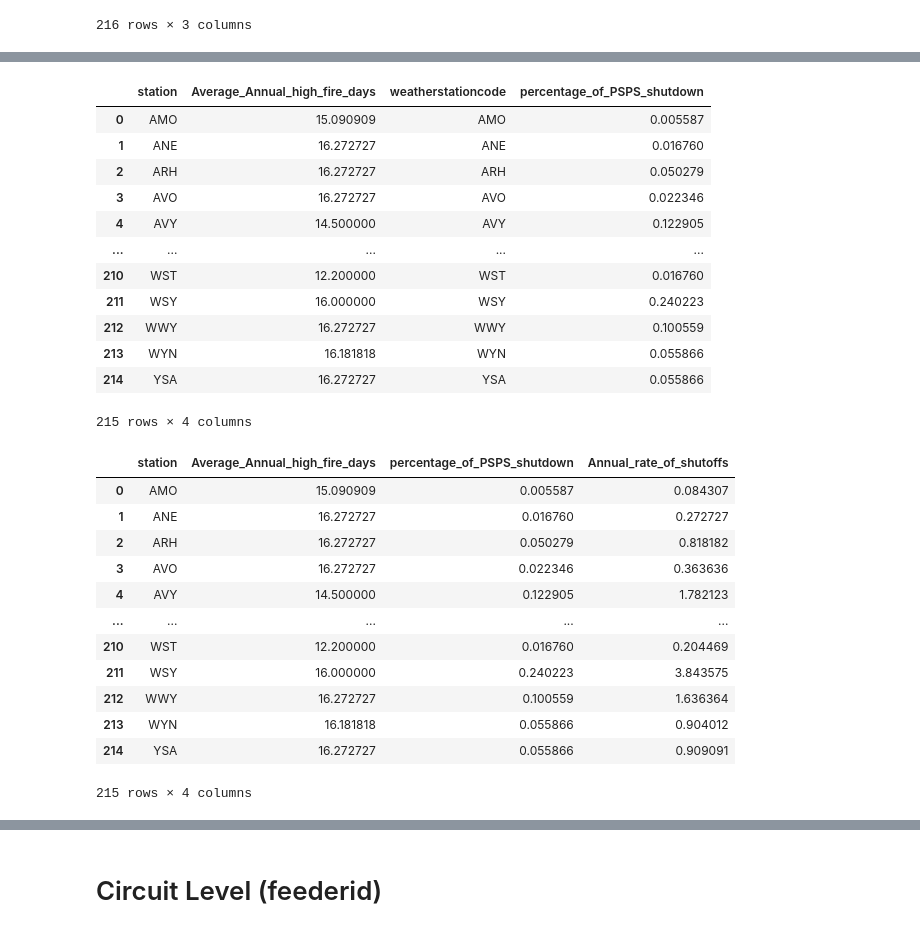
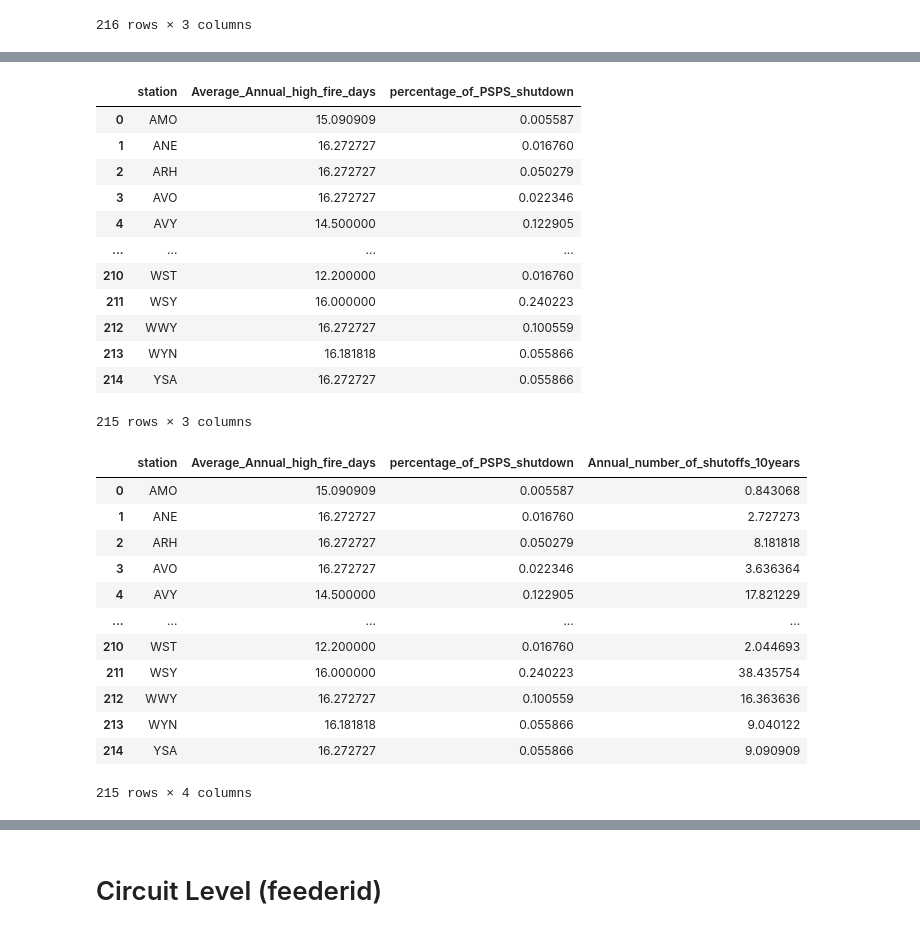
Before and after one commit to Bharath-Sathappan/OptimizingPSPS, a Jupyter notebook: WilliamCode/Final Notebook Code.ipynb, the cells around one changed output, grey strips where cells are left out. Drawn from its saved outputs; the diff is of its cells as text; code cells hidden in the pictures.

```diff
--- a/WilliamCode/Final Notebook Code.ipynb
+++ b/WilliamCode/Final Notebook Code.ipynb
@@ -579,2 +434,0 @@ merged_df[['globalid','upstream_spans','weatherstationcode_vri','upstream_struct
-# %%
-weather_station_psps_prob_data = weather_station_psps_prob_data.reset_index(names=['weatherstationcode'])
@@ -583,2 +434,0 @@ ValueError: cannot insert weatherstationcode, already exists
-# %%
-weather_station_psps_prob_dict = weather_station_psps_prob_data.set_index('weatherstationcode')['percentage_of_PSPS_shutdown'].to_dict()
@@ -787,34 +781,34 @@ weather_station_psps_prob_data
 test = pd.merge(average_high_fire_days_per_station,weather_station_psps_prob_data, left_on = "station", right_on = "weatherstationcode")
 test
 # %% [output]
-|  | station | Average_Annual_high_fire_days | weatherstationcode | percentage_of_PSPS_shutdown |
-| 0 | AMO | 15.090909 | AMO | 0.005587 |
-| 1 | ANE | 16.272727 | ANE | 0.016760 |
-| 2 | ARH | 16.272727 | ARH | 0.050279 |
-| 3 | AVO | 16.272727 | AVO | 0.022346 |
-| 4 | AVY | 14.500000 | AVY | 0.122905 |
-| ... | ... | ... | ... | ... |
-| 210 | WST | 12.200000 | WST | 0.016760 |
-| 211 | WSY | 16.000000 | WSY | 0.240223 |
-| 212 | WWY | 16.272727 | WWY | 0.100559 |
-| 213 | WYN | 16.181818 | WYN | 0.055866 |
-| 214 | YSA | 16.272727 | YSA | 0.055866 |
+|  | station | Average_Annual_high_fire_days | percentage_of_PSPS_shutdown |
+| 0 | AMO | 15.090909 | 0.005587 |
+| 1 | ANE | 16.272727 | 0.016760 |
+| 2 | ARH | 16.272727 | 0.050279 |
+| 3 | AVO | 16.272727 | 0.022346 |
+| 4 | AVY | 14.500000 | 0.122905 |
+| ... | ... | ... | ... |
+| 210 | WST | 12.200000 | 0.016760 |
+| 211 | WSY | 16.000000 | 0.240223 |
+| 212 | WWY | 16.272727 | 0.100559 |
+| 213 | WYN | 16.181818 | 0.055866 |
+| 214 | YSA | 16.272727 | 0.055866 |
-215 rows × 4 columns
+215 rows × 3 columns
 # %%
 test = test[['station','Average_Annual_high_fire_days','percentage_of_PSPS_shutdown']]
-test['Annual_rate_of_shutoffs'] = (test['Average_Annual_high_fire_days'] * test['percentage_of_PSPS_shutdown'])
+test['Annual_number_of_shutoffs_10years'] = (test['Average_Annual_high_fire_days'] * test['percentage_of_PSPS_shutdown'] * 10)
 test
 # %% [output]
-|  | station | Average_Annual_high_fire_days | percentage_of_PSPS_shutdown | Annual_rate_of_shutoffs |
-| 0 | AMO | 15.090909 | 0.005587 | 0.084307 |
-| 1 | ANE | 16.272727 | 0.016760 | 0.272727 |
-| 2 | ARH | 16.272727 | 0.050279 | 0.818182 |
-| 3 | AVO | 16.272727 | 0.022346 | 0.363636 |
-| 4 | AVY | 14.500000 | 0.122905 | 1.782123 |
+|  | station | Average_Annual_high_fire_days | percentage_of_PSPS_shutdown | Annual_number_of_shutoffs_10years |
+| 0 | AMO | 15.090909 | 0.005587 | 0.843068 |
+| 1 | ANE | 16.272727 | 0.016760 | 2.727273 |
+| 2 | ARH | 16.272727 | 0.050279 | 8.181818 |
+| 3 | AVO | 16.272727 | 0.022346 | 3.636364 |
+| 4 | AVY | 14.500000 | 0.122905 | 17.821229 |
 | ... | ... | ... | ... | ... |
-| 210 | WST | 12.200000 | 0.016760 | 0.204469 |
-| 211 | WSY | 16.000000 | 0.240223 | 3.843575 |
-| 212 | WWY | 16.272727 | 0.100559 | 1.636364 |
-| 213 | WYN | 16.181818 | 0.055866 | 0.904012 |
-| 214 | YSA | 16.272727 | 0.055866 | 0.909091 |
+| 210 | WST | 12.200000 | 0.016760 | 2.044693 |
+| 211 | WSY | 16.000000 | 0.240223 | 38.435754 |
+| 212 | WWY | 16.272727 | 0.100559 | 16.363636 |
+| 213 | WYN | 16.181818 | 0.055866 | 9.040122 |
+| 214 | YSA | 16.272727 | 0.055866 | 9.090909 |
 215 rows × 4 columns
```
Also changed, not shown: parts of 85 cells of this notebook.
